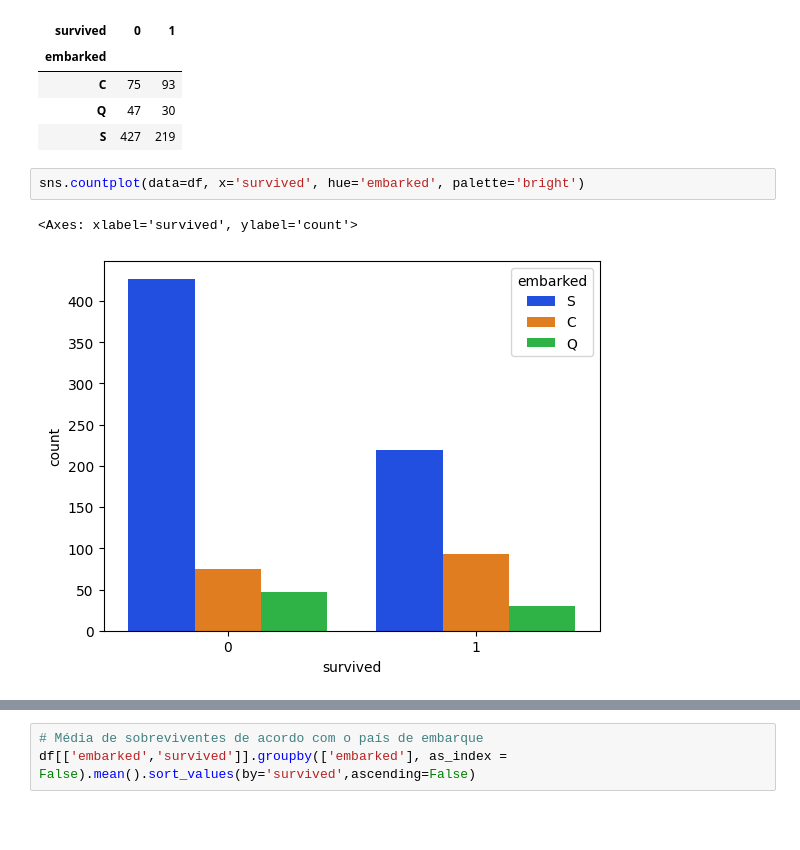
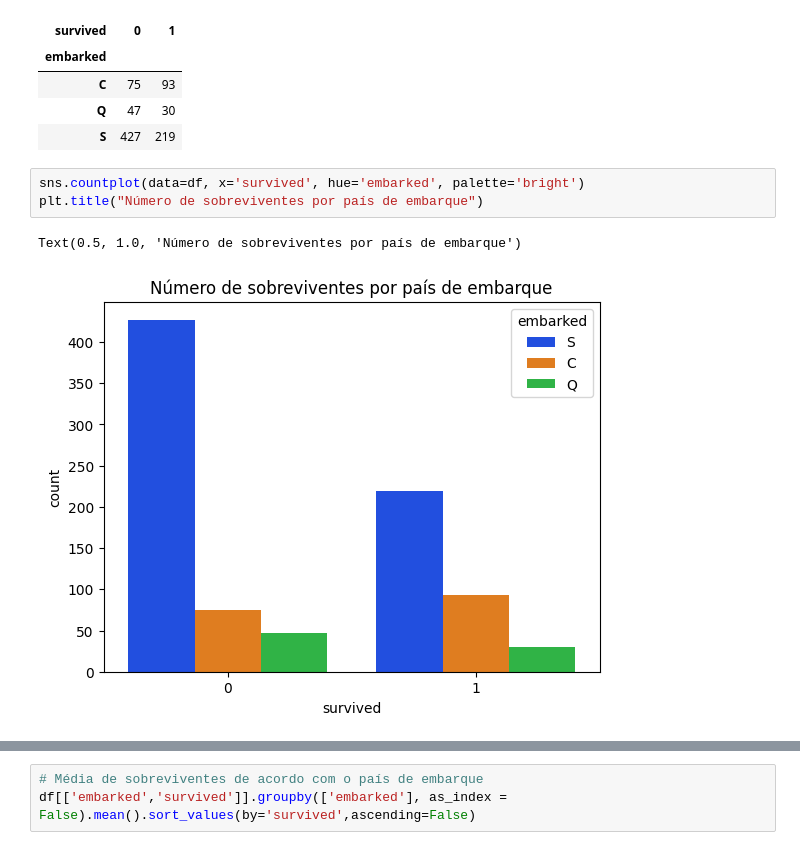
Before and after one commit to mariliafcborba/Titanic, a Jupyter notebook: Titanic.ipynb, the cells around one changed output, grey strips where cells are left out. Saved outputs shown, nothing was run; the diff lists cells and outputs as text; blank space fills up the shorter version.

```diff
--- a/Titanic.ipynb
+++ b/Titanic.ipynb
@@ -320,9 +328,10 @@ pd.crosstab(df['embarked'],df['survived'])
 | S | 427 | 219 |
 # %%
 sns.countplot(data=df, x='survived', hue='embarked', palette='bright')
+plt.title("Número de sobreviventes por país de embarque")
 # %% [output]
-<Axes: xlabel='survived', ylabel='count'>
+Text(0.5, 1.0, 'Número de sobreviventes por país de embarque')
-[figure, old version]
+[figure, new version]
 # %%
 # Visualização de sobreviventes por país de embarque
 sns.barplot(x='embarked', y='survived', data=df, palette='bright')
```
Also changed, not shown: parts of 13 cells of this notebook.
